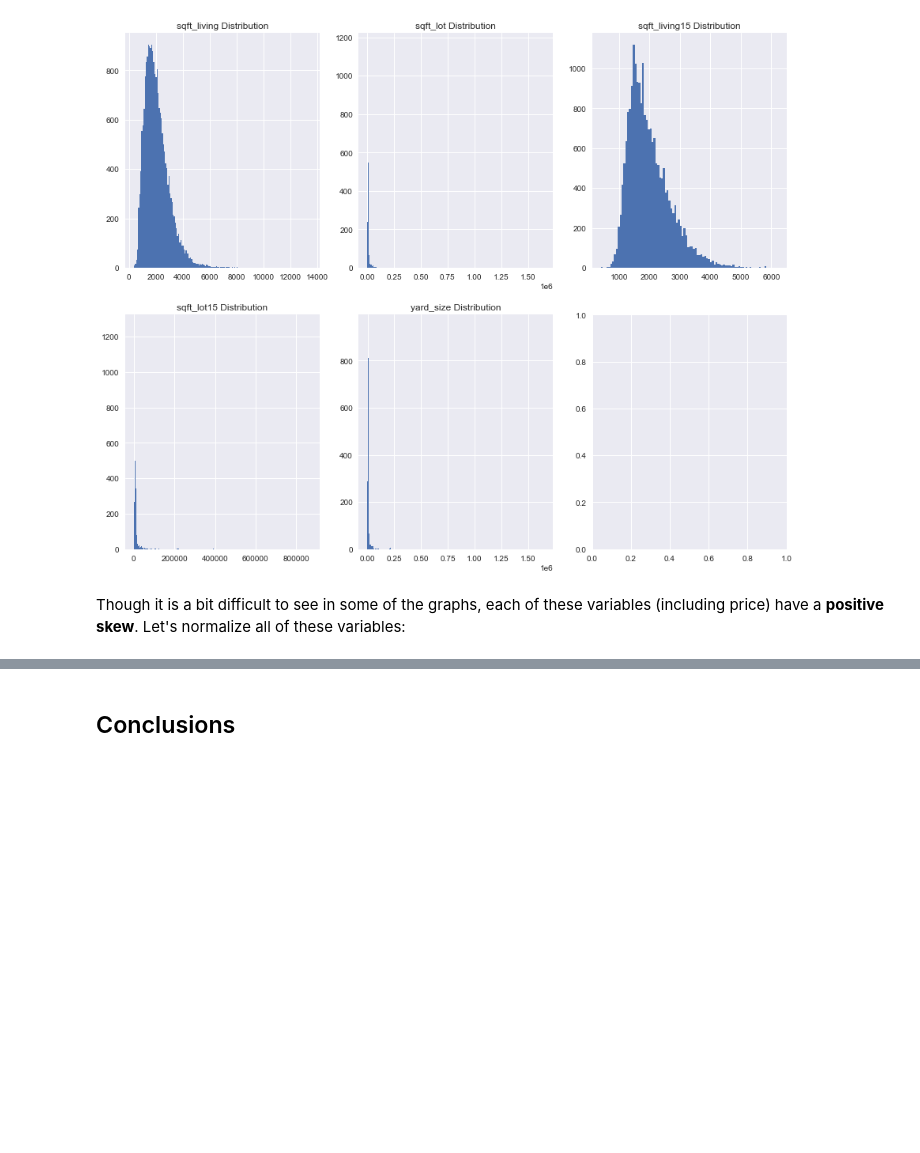
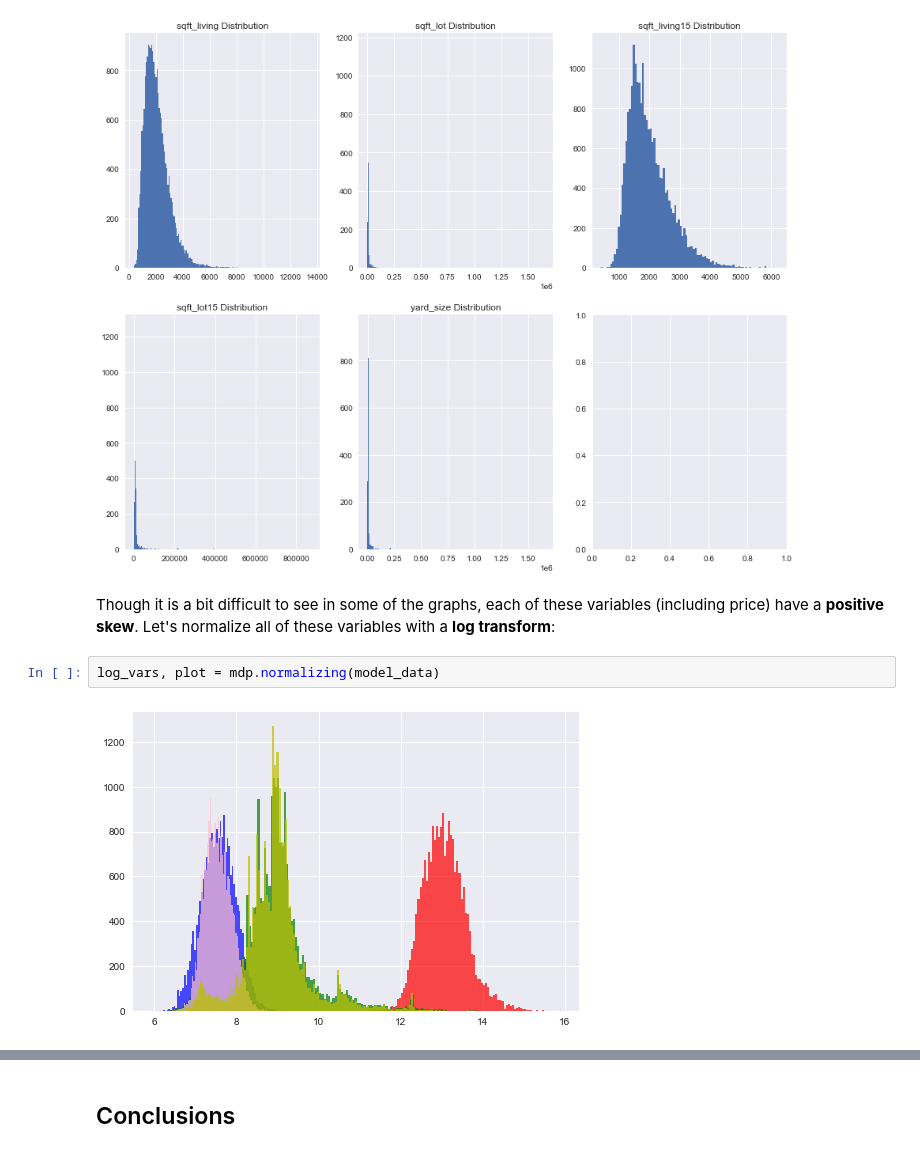
Before and after one commit to Luv2bnanook44/phase_2_project_quanggang, a Jupyter notebook: final_notebook.ipynb, the cells around one changed output, grey strips where cells are left out. Cells and saved outputs as stored; diff of their text form; blank space fills up the shorter version.

```diff
--- a/final_notebook.ipynb
+++ b/final_notebook.ipynb
@@ -518,4 +509,8 @@ array([[<AxesSubplot:title={'center':'sqft_living Distribution'}>,
         <AxesSubplot:>]], dtype=object)
 [figure]
 # %% [markdown]
-Though it is a bit difficult to see in some of the graphs, each of these variables (including price) have a **positive skew**. Let's normalize all of these variables:
+Though it is a bit difficult to see in some of the graphs, each of these variables (including price) have a **positive skew**. Let's normalize all of these variables with a **log transform**:
+# %%
+log_vars, plot = mdp.normalizing(model_data)
+# %% [output]
+[figure, added]
```
Also changed, not shown: parts of 20 cells of this notebook, 2 other files.
